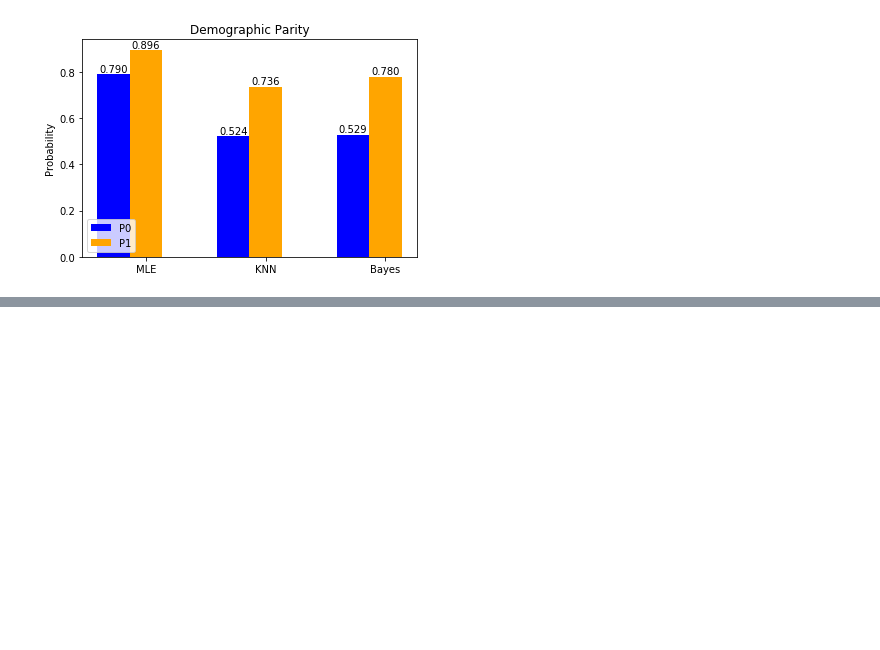
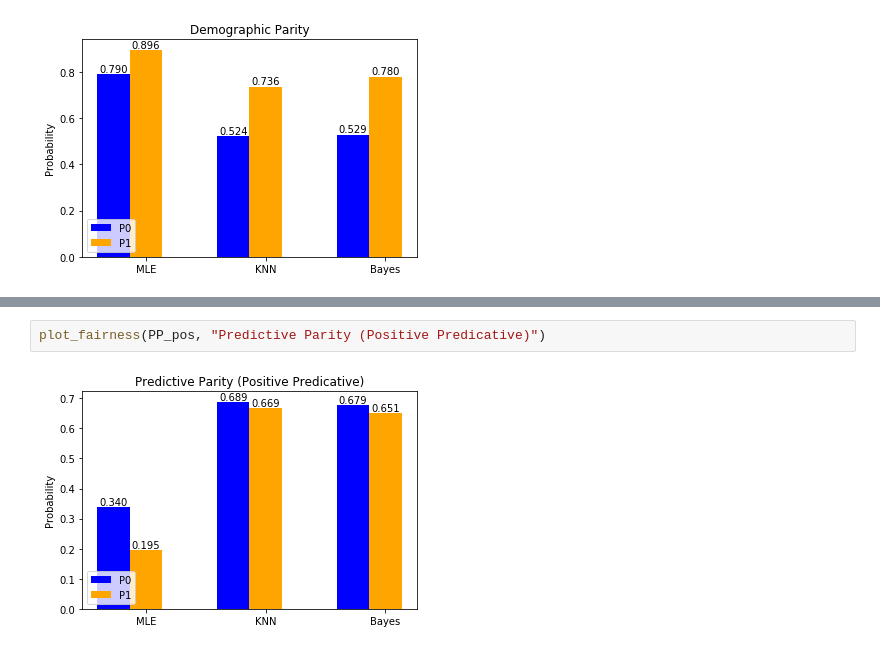
Before and after one commit to anyu0/machine-learning-2020s, a Jupyter notebook: ml_hw_1_5.ipynb, the cells around one changed output, grey strips where cells are left out. Drawn from its saved outputs; the diff is of its cells as text; blank space fills up the shorter version.

```diff
--- a/ml_hw_1_5.ipynb
+++ b/ml_hw_1_5.ipynb
@@ -494,0 +495,4 @@ rects1[0].get_height()
+# %%
+plot_fairness(PP_pos, "Predictive Parity (Positive Predicative)")
+# %% [output]
+[figure, added]
```
Also changed, not shown: parts of 5 cells of this notebook.
